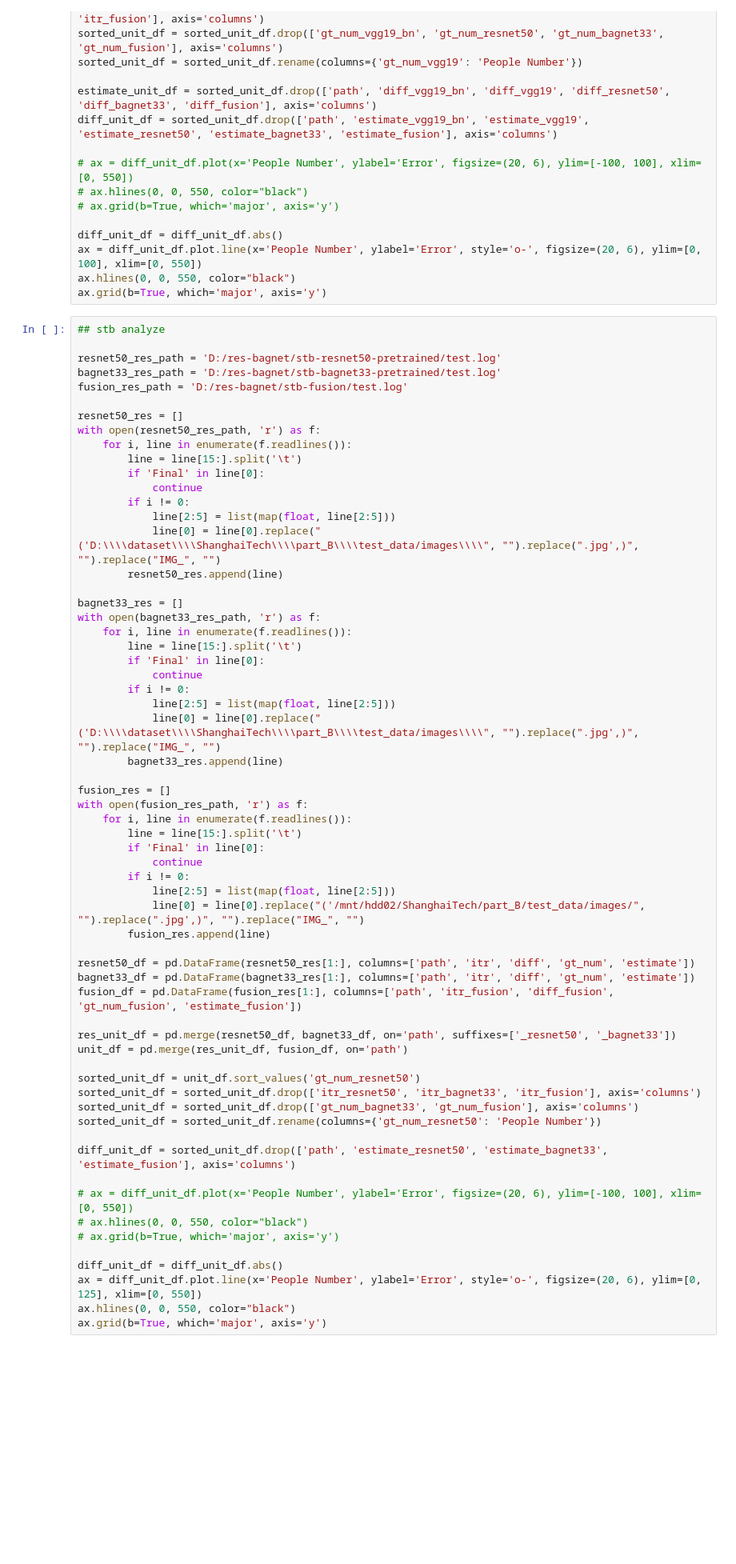
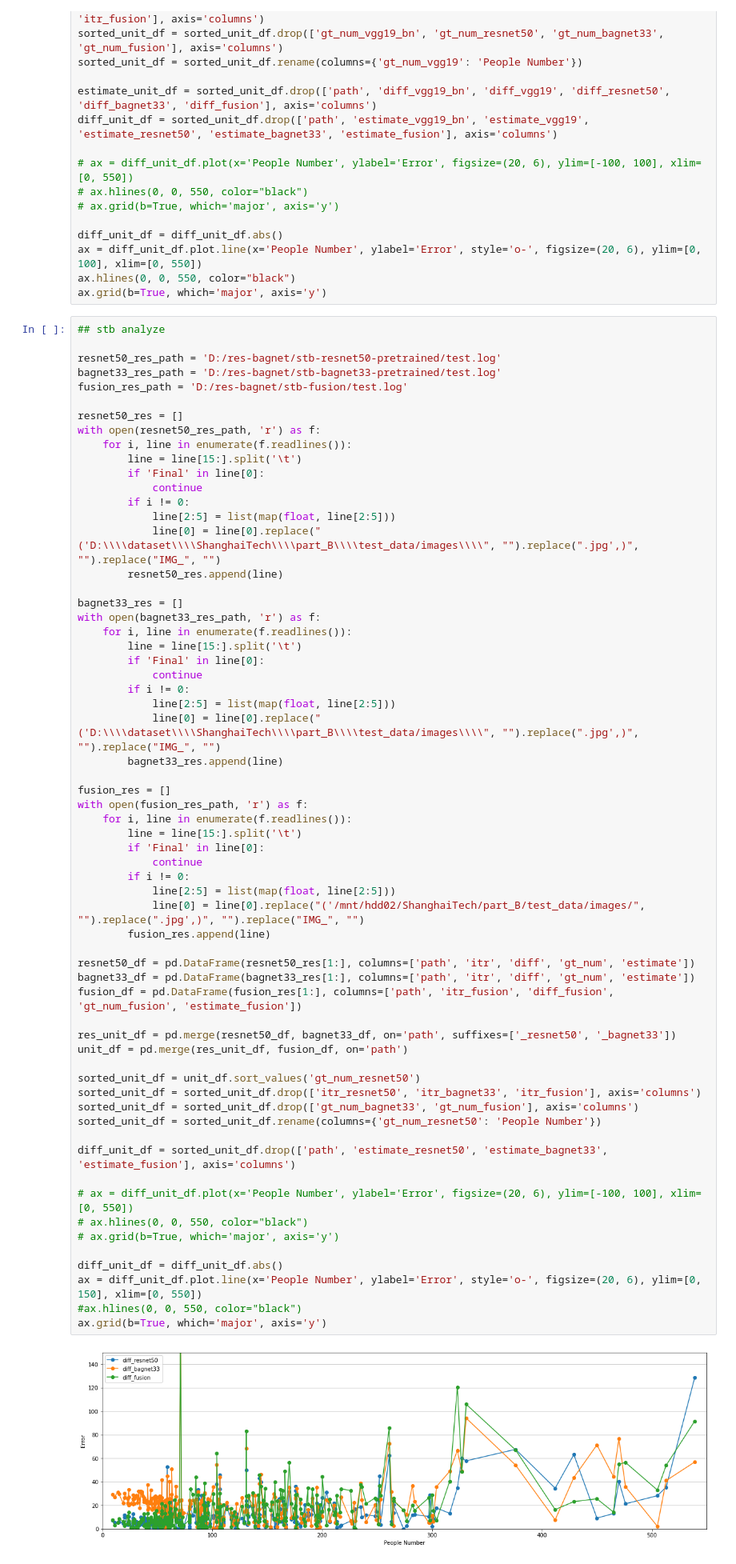
Before and after one commit to junprog/cc-base, a Jupyter notebook: test_analyze.ipynb, the cells around one changed output. Shown at 80% size. Drawn from its saved outputs; the diff is of its cells as text; blank space fills up the shorter version.

```diff
--- a/test_analyze.ipynb
+++ b/test_analyze.ipynb
@@ -124,35 +124,37 @@ fusion_res = []
 with open(fusion_res_path, 'r') as f:
     for i, line in enumerate(f.readlines()):
         line = line[15:].split('\t')
         if 'Final' in line[0]:
             continue
         if i != 0:
             line[2:5] = list(map(float, line[2:5]))
             line[0] = line[0].replace("('/mnt/hdd02/ShanghaiTech/part_B/test_data/images/", "").replace(".jpg',)", "").replace("IMG_", "")
         fusion_res.append(line)
 
 resnet50_df = pd.DataFrame(resnet50_res[1:], columns=['path', 'itr', 'diff', 'gt_num', 'estimate'])
 bagnet33_df = pd.DataFrame(bagnet33_res[1:], columns=['path', 'itr', 'diff', 'gt_num', 'estimate'])
 fusion_df = pd.DataFrame(fusion_res[1:], columns=['path', 'itr_fusion', 'diff_fusion', 'gt_num_fusion', 'estimate_fusion'])
 
 res_unit_df = pd.merge(resnet50_df, bagnet33_df, on='path', suffixes=['_resnet50', '_bagnet33'])
 unit_df = pd.merge(res_unit_df, fusion_df, on='path')
 
 sorted_unit_df = unit_df.sort_values('gt_num_resnet50')
 sorted_unit_df = sorted_unit_df.drop(['itr_resnet50', 'itr_bagnet33', 'itr_fusion'], axis='columns')
 sorted_unit_df = sorted_unit_df.drop(['gt_num_bagnet33', 'gt_num_fusion'], axis='columns')
 sorted_unit_df = sorted_unit_df.rename(columns={'gt_num_resnet50': 'People Number'})
 
 diff_unit_df = sorted_unit_df.drop(['path', 'estimate_resnet50', 'estimate_bagnet33', 'estimate_fusion'], axis='columns')
 
 # ax = diff_unit_df.plot(x='People Number', ylabel='Error', figsize=(20, 6), ylim=[-100, 100], xlim=[0, 550])
 # ax.hlines(0, 0, 550, color="black")
 # ax.grid(b=True, which='major', axis='y')
 
 diff_unit_df = diff_unit_df.abs()
-ax = diff_unit_df.plot.line(x='People Number', ylabel='Error', style='o-', figsize=(20, 6), ylim=[0, 125], xlim=[0, 550])
-ax.hlines(0, 0, 550, color="black")
+ax = diff_unit_df.plot.line(x='People Number', ylabel='Error', style='o-', figsize=(20, 6), ylim=[0, 150], xlim=[0, 550])
+#ax.hlines(0, 0, 550, color="black")
 ax.grid(b=True, which='major', axis='y')
+# %% [output]
+[figure, added]
 # %%
 ## sta analyze
 
```
Also changed, not shown: parts of 4 cells of this notebook.
